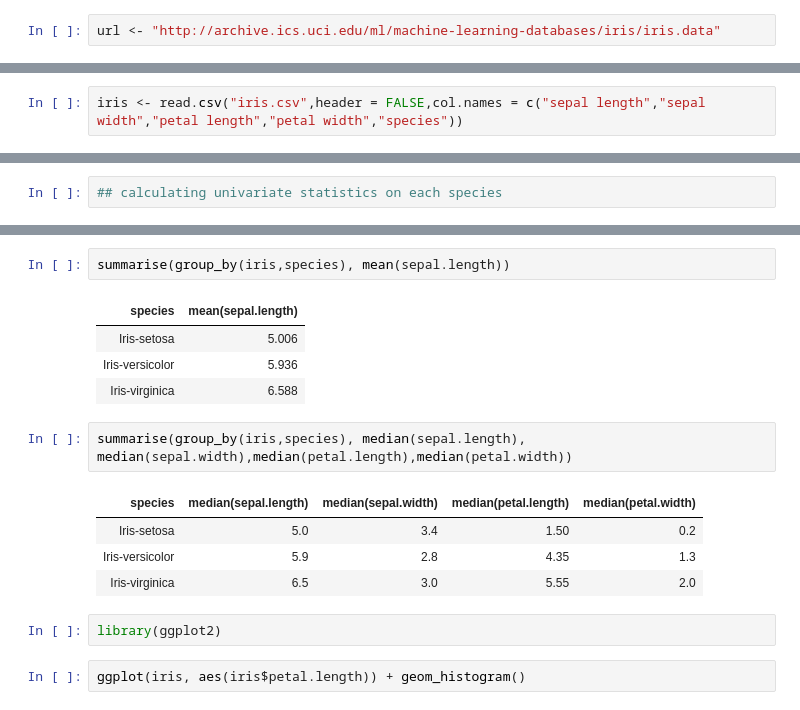
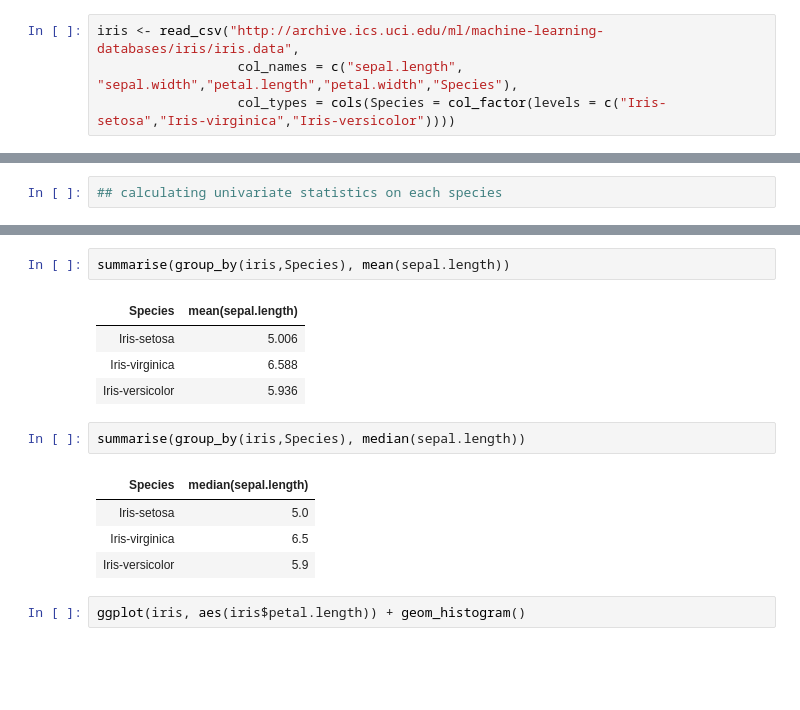
Before and after one commit to mainul12/data_science_R, a Jupyter notebook: Iris dataset.ipynb, the cells around one changed output, grey strips where cells are left out. Drawn from its saved outputs; the diff is of its cells as text; blank space fills up the shorter version.

```diff
--- a/Iris dataset.ipynb
+++ b/Iris dataset.ipynb
@@ -3,2 +5,4 @@
 # %%
-url <- "http://archive.ics.uci.edu/ml/machine-learning-databases/iris/iris.data"
+iris <- read_csv("http://archive.ics.uci.edu/ml/machine-learning-databases/iris/iris.data",
+                  col_names = c("sepal.length", "sepal.width","petal.length","petal.width","Species"),
+                  col_types = cols(Species = col_factor(levels = c("Iris-setosa","Iris-virginica","Iris-versicolor"))))
@@ -23,2 +8,0 @@ The following objects are masked from 'package:base':
-# %%
-iris <- read.csv("iris.csv",header = FALSE,col.names = c("sepal length","sepal width","petal length","petal width","species"))
@@ -97,19 +106,17 @@ $`Iris-virginica`
 # %%
-summarise(group_by(iris,species), mean(sepal.length))
+summarise(group_by(iris,Species), mean(sepal.length))
 # %% [output]
-| species | mean(sepal.length) |
+| Species | mean(sepal.length) |
 | Iris-setosa | 5.006 |
+| Iris-virginica | 6.588 |
 | Iris-versicolor | 5.936 |
-| Iris-virginica | 6.588 |
 # %%
-summarise(group_by(iris,species), median(sepal.length), median(sepal.width),median(petal.length),median(petal.width))
+summarise(group_by(iris,Species), median(sepal.length))
 # %% [output]
-| species | median(sepal.length) | median(sepal.width) | median(petal.length) | median(petal.width) |
-| Iris-setosa | 5.0 | 3.4 | 1.50 | 0.2 |
-| Iris-versicolor | 5.9 | 2.8 | 4.35 | 1.3 |
-| Iris-virginica | 6.5 | 3.0 | 5.55 | 2.0 |
+| Species | median(sepal.length) |
+| Iris-setosa | 5.0 |
+| Iris-virginica | 6.5 |
+| Iris-versicolor | 5.9 |
-# %%
-library(ggplot2)
 # %%
 ggplot(iris, aes(iris$petal.length)) + geom_histogram()
 # %% [output]
```
Also changed, not shown: parts of 15 cells of this notebook.
